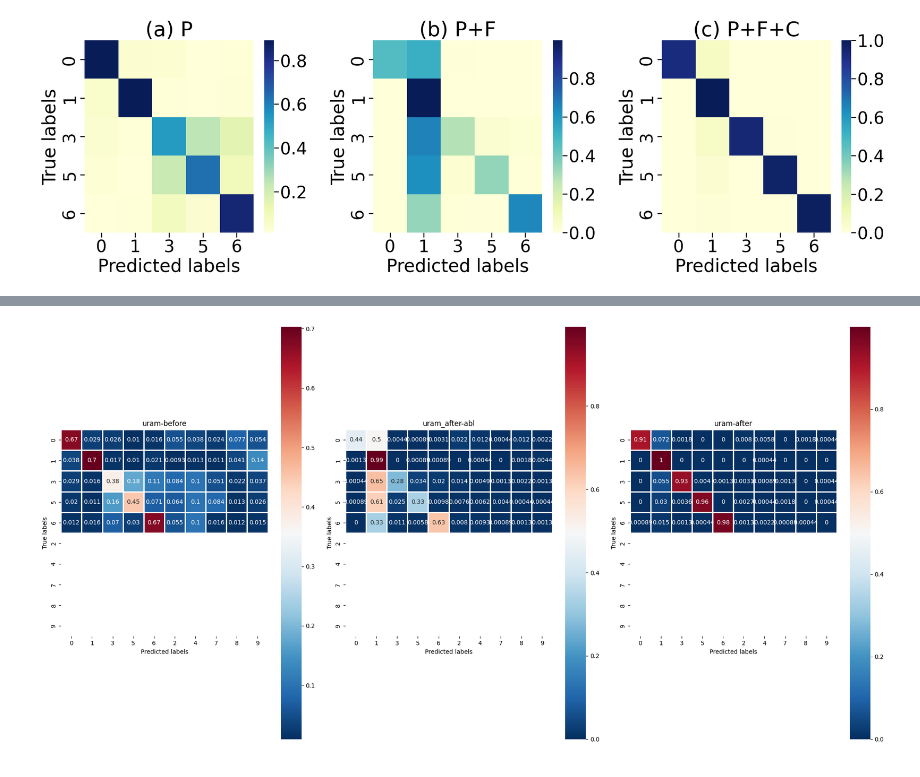
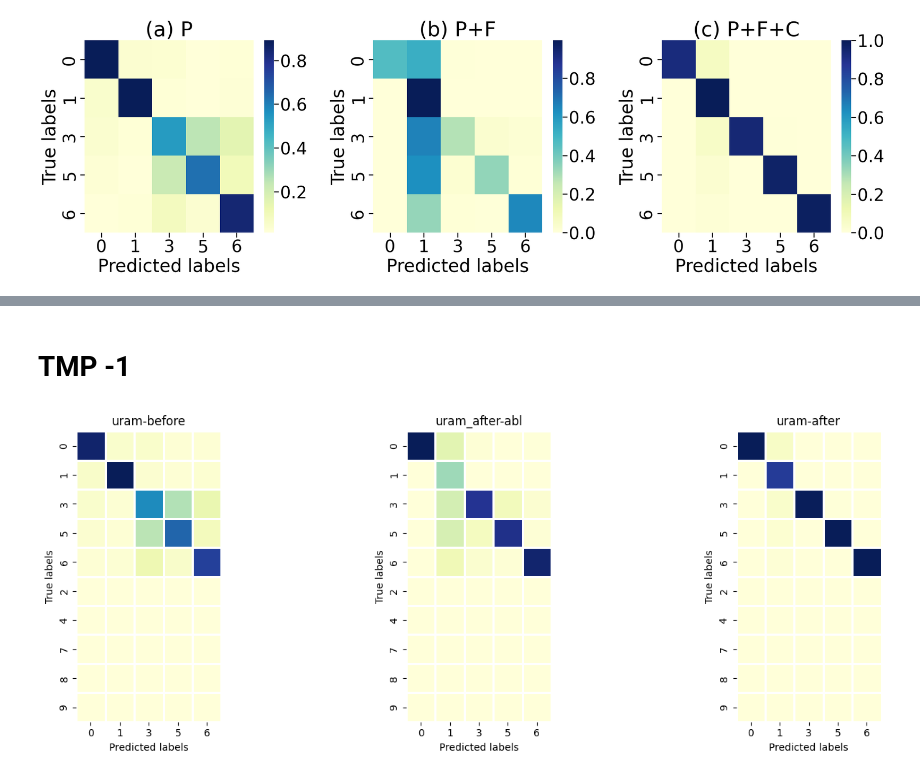
Before and after one commit to rainmilk/mra4mu, a Jupyter notebook: result_analysis/code/result_analysis-cm.ipynb, the cells around one changed output, grey strips where cells are left out. Drawn from its saved outputs; the diff is of its cells as text; code cells hidden in the pictures.

```diff
--- a/result_analysis/code/result_analysis-cm.ipynb
+++ b/result_analysis/code/result_analysis-cm.ipynb
@@ -301,8 +562,8 @@ import seaborn as sns
 def load_and_compute_cm_with_reordering(predicted_path, true_path, order):
     predicted_labels = np.load(predicted_path)
     true_labels = np.load(true_path)
-    cm = confusion_matrix(true_labels, predicted_labels, labels=order)
-    cm_normalized = cm.astype('float') / cm.sum(axis=1)[:, np.newaxis]
+    cm = confusion_matrix(true_labels, predicted_labels, labels=order, normalize='pred')
+    cm_normalized = cm[:, :5]
     return cm_normalized
 
 # Define the new order for labels
@@ -330,20 +591,20 @@ cm_after_abl = load_and_compute_cm_with_reordering(paths["uram_after-abl"]["prd"
 cm_after = load_and_compute_cm_with_reordering(paths["uram-after"]["prd"], paths["uram-after"]["true"], new_order)
 
 # Plotting the confusion matrices side by side with reordered axes
-fig, axes = plt.subplots(1, 3, figsize=(18, 6))
+fig, axes = plt.subplots(1, 3, figsize=(15, 5))  # Set a consistent figure size
 
-# Set the heatmap style to be similar to the second example
-sns.heatmap(cm_before, annot=True, linewidth=1, square=True, cmap='RdBu_r', cbar=True, ax=axes[0], xticklabels=new_order, yticklabels=new_order)
+# Set the heatmap style to be similar for all three subplots
+sns.heatmap(cm_before, annot=False, linewidth=1, square=True, cmap='RdBu_r', cbar=False, ax=axes[0], xticklabels=new_order[:5], yticklabels=new_order)
 axes[0].set_title('uram-before')
 axes[0].set_xlabel('Predicted labels')
 axes[0].set_ylabel('True labels')
 
-sns.heatmap(cm_after_abl, annot=True, linewidth=1, square=True, cmap='RdBu_r', cbar=True, ax=axes[1], xticklabels=new_order, yticklabels=new_order)
+sns.heatmap(cm_after_abl, annot=False, linewidth=1, square=True, cmap='RdBu_r', cbar=False, ax=axes[1], xticklabels=new_order[:5], yticklabels=new_order)
 axes[1].set_title('uram_after-abl')
 axes[1].set_xlabel('Predicted labels')
 axes[1].set_ylabel('True labels')
 
-sns.heatmap(cm_after, annot=True, linewidth=1, square=True, cmap='RdBu_r', cbar=True, ax=axes[2], xticklabels=new_order, yticklabels=new_order)
+sns.heatmap(cm_after, annot=False, linewidth=1, square=True, cmap='RdBu_r', cbar=True, ax=axes[2], xticklabels=new_order[:5], yticklabels=new_order)
 axes[2].set_title('uram-after')
 axes[2].set_xlabel('Predicted labels')
 axes[2].set_ylabel('True labels')
@@ -354,0 +681,2 @@ plt.show()
+# %% [markdown]
+# TMP -1
@@ -362,8 +827,9 @@ import seaborn as sns
 def load_and_compute_cm_with_reordering(predicted_path, true_path, order):
     predicted_labels = np.load(predicted_path)
     true_labels = np.load(true_path)
-    cm = confusion_matrix(true_labels, predicted_labels, labels=order)
-    cm_normalized = cm.astype('float') / cm.sum(axis=1)[:, np.newaxis]
+    cm = confusion_matrix(true_labels, predicted_labels, labels=order, normalize='pred')
+    cm_normalized = cm[:, :5]
+    # cm_normalized = cm
     return cm_normalized
 
 # Define the new order for labels
@@ -380,36 +846,36 @@ paths = {
         "true": "/nvme/szh/data/3ai/lips/saved_data_embedding/cifar10/forget_label.npy"
     },
     "uram-after": {
         "prd": "/nvme/szh/data/3ai/lips/outputs-after-ft04-pm-1623/resnet18_cifar10/FF/lipnet_forget_predicts_ft.npy",
         "true": "/nvme/szh/data/3ai/lips/saved_data_embedding/cifar10/forget_label.npy"
     }
 }
 
 # Compute confusion matrices for each case with reordering
 cm_before = load_and_compute_cm_with_reordering(paths["uram-before"]["prd"], paths["uram-before"]["true"], new_order)
 cm_after_abl = load_and_compute_cm_with_reordering(paths["uram_after-abl"]["prd"], paths["uram_after-abl"]["true"], new_order)
 cm_after = load_and_compute_cm_with_reordering(paths["uram-after"]["prd"], paths["uram-after"]["true"], new_order)
 
 # Plotting the confusion matrices side by side with reordered axes
-fig, axes = plt.subplots(1, 3, figsize=(20, 10))
+fig, axes = plt.subplots(1, 3, figsize=(15, 5))  # Set a consistent figure size
 
-# Set the heatmap style to be similar to the second example
-sns.heatmap(cm_before, annot=True, linewidth=1, square=True, cmap='RdBu_r', cbar=True, ax=axes[0], xticklabels=new_order, yticklabels=new_order)
+# Set the heatmap style to be similar for all three subplots
+sns.heatmap(cm_before, annot=False, linewidth=1, square=True, cmap='YlGnBu', cbar=False, ax=axes[0], xticklabels=new_order[:5], yticklabels=new_order)
 axes[0].set_title('uram-before')
 axes[0].set_xlabel('Predicted labels')
 axes[0].set_ylabel('True labels')
 
-sns.heatmap(cm_after_abl, annot=True, linewidth=1, square=True, cmap='RdBu_r', cbar=True, ax=axes[1], xticklabels=new_order, yticklabels=new_order)
+sns.heatmap(cm_after_abl, annot=False, linewidth=1, square=True, cmap='YlGnBu', cbar=False, ax=axes[1], xticklabels=new_order[:5], yticklabels=new_order)
 axes[1].set_title('uram_after-abl')
 axes[1].set_xlabel('Predicted labels')
 axes[1].set_ylabel('True labels')
 
-sns.heatmap(cm_after, annot=True, linewidth=1, square=True, cmap='RdBu_r', cbar=True, ax=axes[2], xticklabels=new_order, yticklabels=new_order)
+sns.heatmap(cm_after, annot=False, linewidth=1, square=True, cmap='YlGnBu', cbar=False, ax=axes[2], xticklabels=new_order[:5], yticklabels=new_order)
 axes[2].set_title('uram-after')
 axes[2].set_xlabel('Predicted labels')
 axes[2].set_ylabel('True labels')
 
 plt.tight_layout()
 plt.show()
 # %% [output]
-[figure, old version]
+[figure, new version]
```
Also changed, not shown: parts of 15 cells of this notebook.
